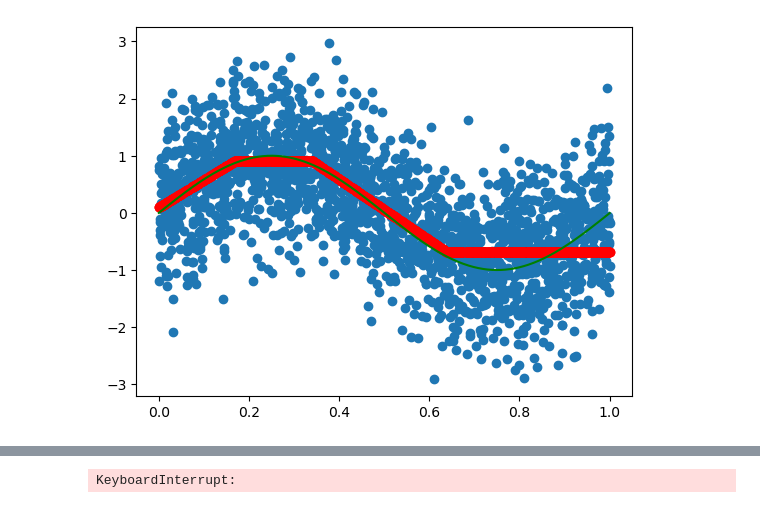
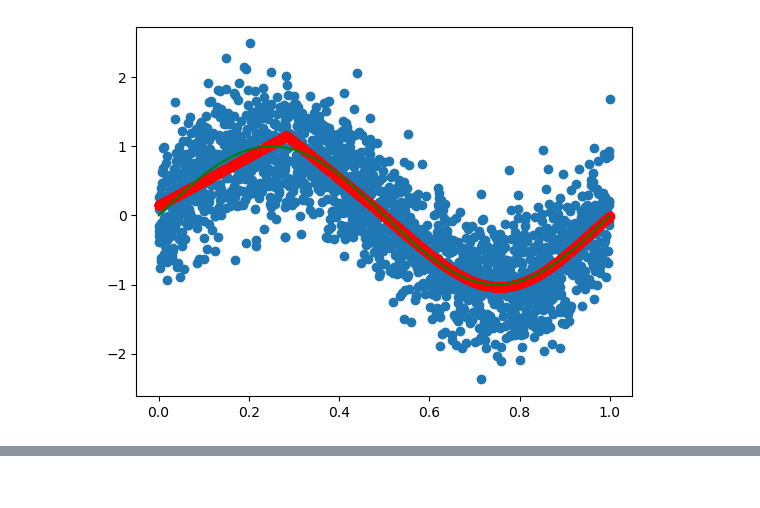
Before and after one commit to MatInGit/xopt-mlflow-example, a Jupyter notebook: xopt_test.ipynb, the cells around one changed output, grey strips where cells are left out. Drawn from its saved outputs; the diff is of its cells as text; code cells hidden in the pictures.

```diff
--- a/xopt_test.ipynb
+++ b/xopt_test.ipynb
@@ -40,7 +40,7 @@ import torch.nn.functional as F
 import matplotlib.pyplot as plt
 
 train_X = torch.rand(2000, 1)
-train_Y = torch.sin(2 * 3.14 * train_X) + 0.75 * torch.randn_like(train_X) # we make it interesting with very noisy data
+train_Y = torch.sin(2 * 3.14 * train_X) + 0.5 * torch.randn_like(train_X) # we make it interesting with very noisy data
 train_Y_clean = torch.sin(2 * 3.14 * train_X)
 
 
@@ -51,7 +51,7 @@ class ConstraintPrior(torch.nn.Module):
         self.fc1 = torch.nn.Linear(1, width)
         self.fc2 = torch.nn.ReLU() # GELU is a better choice here but we want some bad results
         self.fc3 = torch.nn.Linear(width, width)
-        self.fc4 = torch.nn.ReLU()
+        self.fc4 = torch.nn.GELU()
         self.fc5 = torch.nn.Linear(width, 1)
 
         # weight initializations
@@ -146 +146 @@ Iteration 900, loss = 0.5814943313598633, clean_loss = 0.0332728810608387
-[figure, old version]
+[figure, new version]
@@ -151,4 +151,3 @@ Iteration 900, loss = 0.5814943313598633, clean_loss = 0.0332728810608387
-KeyboardInterrupt:
 # %%
 client = MlflowClient()
 
```
Also changed, not shown: parts of 5 cells of this notebook.
